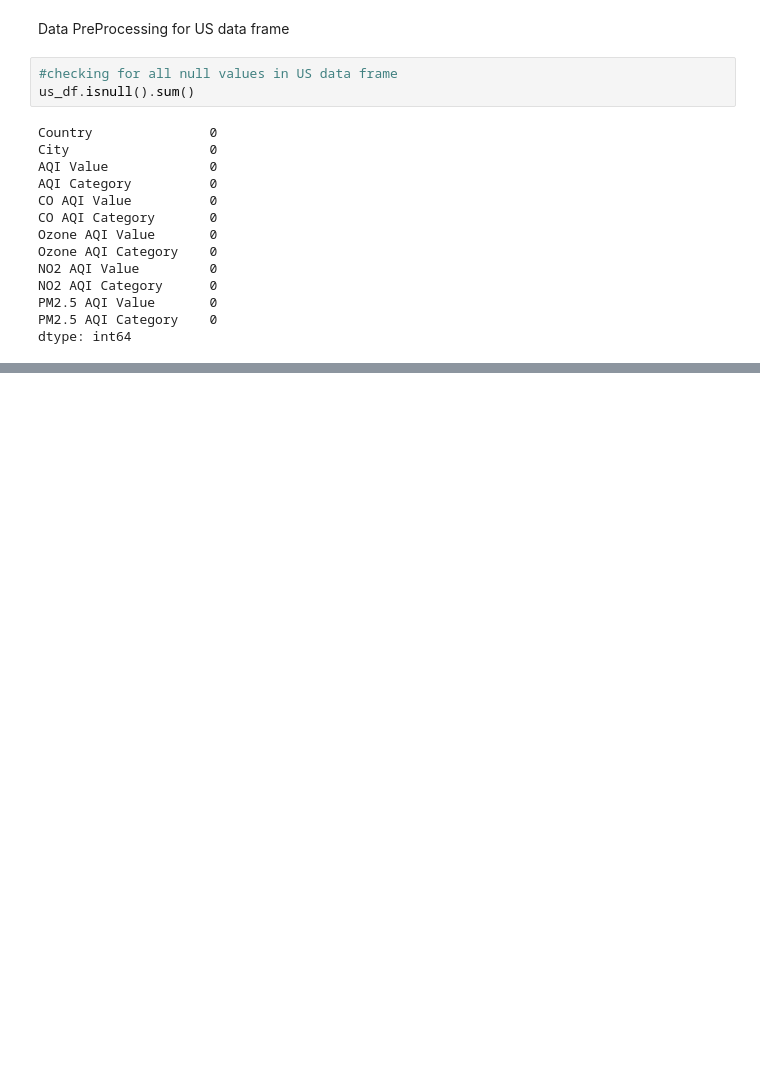
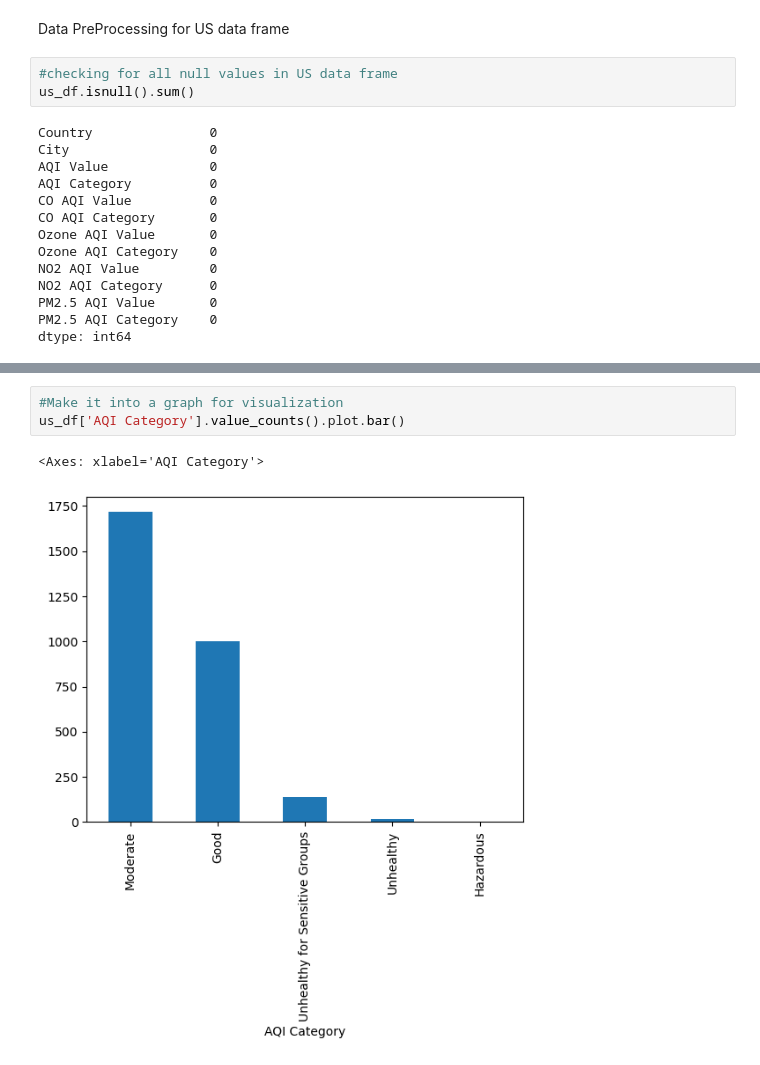
Before and after one commit to aroshacdX/msc-project-individual, a Jupyter notebook: AirPollutionAnalysis.ipynb, the cells around one changed output, grey strips where cells are left out. Saved outputs shown, nothing was run; the diff lists cells and outputs as text; blank space fills up the shorter version.

Commit message:
Plot graph for spread of the AQI values in US

```diff
--- a/AirPollutionAnalysis.ipynb
+++ b/AirPollutionAnalysis.ipynb
@@ -83,0 +99,6 @@ dtype: int64
+# %%
+#Make it into a graph for visualization
+us_df['AQI Category'].value_counts().plot.bar()
+# %% [output]
+<Axes: xlabel='AQI Category'>
+[figure, added]
```
Also changed, not shown: parts of 3 cells of this notebook.
